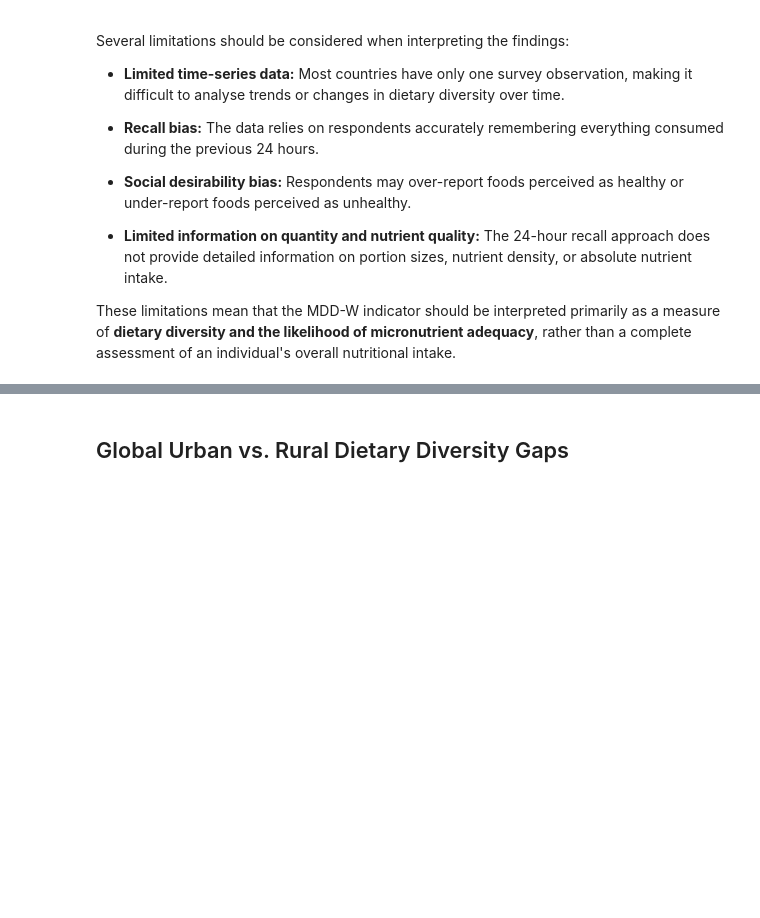
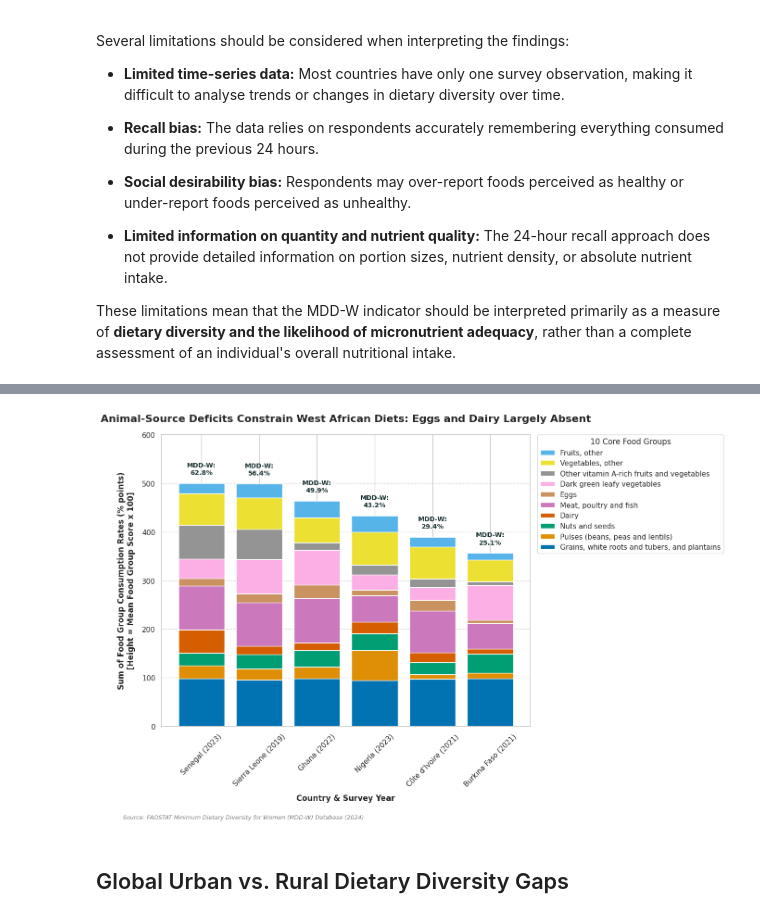
Before and after one commit to Nowshin1077/Women_in_Data_Datathon_Project_2026, a Jupyter notebook: Notebooks/Lucy_EDA/LUCY_FAOSTAT_EDA_MDD_W.ipynb, the cells around one changed output, grey strips where cells are left out. Drawn from its saved outputs; the diff is of its cells as text; code cells hidden in the pictures; blank space fills up the shorter version.

```diff
--- a/Notebooks/Lucy_EDA/LUCY_FAOSTAT_EDA_MDD_W.ipynb
+++ b/Notebooks/Lucy_EDA/LUCY_FAOSTAT_EDA_MDD_W.ipynb
@@ -99,5 +93,16 @@ import plotly.graph_objects as go
 # %%
+import os
+import pandas as pd
+import numpy as np
+# Removed plotly imports as per user request to use Matplotlib/Seaborn
+# import plotly.express as px
+# import plotly.graph_objects as go
 
+import matplotlib.pyplot as plt
+import seaborn as sns
+
+# Set publication quality styling for Matplotlib/Seaborn
+sns.set_theme(style='whitegrid', palette='colorblind', font='DejaVu Sans')
 
 # Load the FAOSTAT dataset
 df = pd.read_csv('/content/Minimum_Dietary_Diversity_for_Women_(MDD-W)_Food_and_Diet_E_All_Data_(Normalized).csv')
@@ -165,6 +170,7 @@ pivoted_sorted = pivoted.sort_values(by='MDD-W Rate', ascending=False)
 pivoted_sorted.index = pivoted_sorted.index.map(country_map)
 
 # Melt back to long format for Plotly Express (it wants tidy data, not a wide pivot)
+# This plot_df is still useful for preparing data for Matplotlib stacked bars
 plot_df = pivoted_sorted[core_food_groups].reset_index().melt(
     id_vars='Survey', var_name='Food Group', value_name='Value'
 )
@@ -182,54 +188,46 @@ colorblind_palette = [
     '#CA9161', '#FBAFE4', '#949494', '#ECE133', '#56B4E9'
 ]
 
-fig = px.bar(
-    plot_df,
-    x='Country',
-    y='Value',
-    color='Food Group',
-    color_discrete_sequence=colorblind_palette,
-    category_orders={'Country': country_order, 'Food Group': core_food_groups},
-    labels={
-        'Value': 'Sum of Food Group Consumption Rates (% points)',
-        'Country': 'Country & Survey Year'
-    },
-    title="Animal-Source Deficits Constrain West African Diets: Eggs and Dairy Largely Absent"
-)
+# --- Matplotlib/Seaborn Plotting Start ---
+fig, ax = plt.subplots(figsize=(15, 9)) # Adjust size for better readability
 
-# Reverse legend order to match visual stack order (top-to-bottom), as in the original
-fig.update_layout(legend=dict(traceorder='reversed', title='10 Core Food Groups'))
+# Re-pivot data for stacked bar plotting with Matplotlib
+plot_data_pivot_mpl = plot_df.pivot_table(index='Country', columns='Food Group', values='Value')
+plot_data_pivot_mpl = plot_data_pivot_mpl[core_food_groups] # Ensure order of columns for stacking
 
-fig.update_layout(
-    barmode='stack',
-    yaxis=dict(range=[0, 600], title='Sum of Food Group Consumption Rates (% points)<br>[Height = Mean Food Group Score x 100]'),
-    xaxis_title='Country & Survey Year',
-    title_font=dict(size=18),
-    template='plotly_white',
-    width=1100,
-    height=750,
-    margin=dict(t=90, b=90, r=220)
-)
+bottom = np.zeros(len(plot_data_pivot_mpl))
+
+# Stacked bar plot
+for i, food_group in enumerate(core_food_groups):
+    ax.bar(plot_data_pivot_mpl.index, plot_data_pivot_mpl[food_group],
+           bottom=bottom, label=food_group, color=colorblind_palette[i])
+    bottom += plot_data_pivot_mpl[food_group].values
+
+# Reverse legend order to match visual stack order (top-to-bottom)
+handles, labels = ax.get_legend_handles_labels()
+ax.legend(handles[::-1], labels[::-1], title='10 Core Food Groups', loc='upper left', bbox_to_anchor=(1.02, 1), borderaxespad=0.)
+
+# Axis and Labels
+ax.set_xlabel('Country & Survey Year', fontsize=12, fontweight='bold', labelpad=10)
+ax.set_ylabel('Sum of Food Group Consumption Rates (% points)\n[Height = Mean Food Group Score x 100]', fontsize=12, fontweight='bold', labelpad=10)
+ax.set_title("Animal-Source Deficits Constrain West African Diets: Eggs and Dairy Largely Absent", fontsize=16, fontweight='bold', pad=20)
+ax.set_ylim(0, 600) # Match original Plotly y-axis range
+ax.tick_params(axis='x', rotation=45)
+ax.grid(axis='y', linestyle='--', alpha=0.7)
 
 # Annotate each bar with the percentage of women actually achieving the MDD-W score
-for country in country_order:
-    total = pivoted_sorted.loc[country, 'Total']
+for country_idx, country in enumerate(country_order):
+    total_height = pivoted_sorted.loc[country, 'Total'] # This `total` is sum of `Value` for a country
     rate = pivoted_sorted.loc[country, 'MDD-W Rate']
-    fig.add_annotation(
-        x=country,
-        y=total + 15,
-        text=f"MDD-W:<br>{rate:.1f}%",
-        showarrow=False,
-        font=dict(size=12, color='#1A3333', family='Arial Black'),
-        align='center'
-    )
+    ax.text(country_idx, total_height + 15,
+            f"MDD-W:\n{rate:.1f}%",
+            ha='center', va='bottom',
+            fontsize=10, fontweight='bold', color='#1A3333')
 
 # Add source footnote
-fig.add_annotation(
-    text='Source: FAOSTAT Minimum Dietary Diversity for Women (MDD-W) Database (2024)',
-    xref='paper', yref='paper',
-    x=0, y=-0.16,
-    showarrow=False,
-    font=dict(size=10, color='gray'),
-    align='left'
-)
+plt.figtext(0.02, 0.01, 'Source: FAOSTAT Minimum Dietary Diversity for Women (MDD-W) Database (2024)',
+            fontsize=9, color='gray', style='italic')
+
+plt.tight_layout(rect=[0, 0.03, 0.9, 1]) # Adjust layout to make space for legend and footnote
+plt.show()
 # %% [output]
@@ -237,3 +234,4 @@ fig.add_annotation(
+[figure, added]
 # %% [markdown]
 ## Global Urban vs. Rural Dietary Diversity Gaps
 # %%
```
Also changed, not shown: parts of 4 cells of this notebook.
